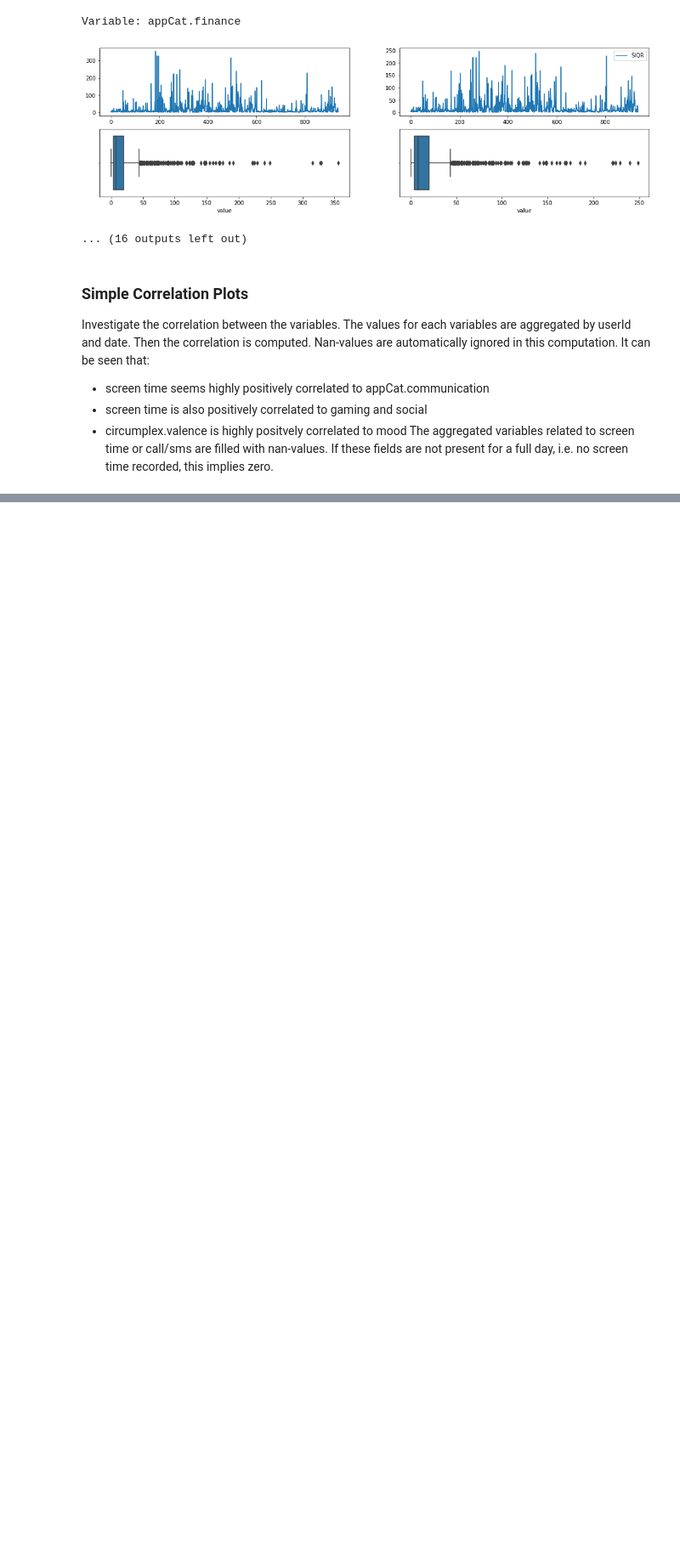
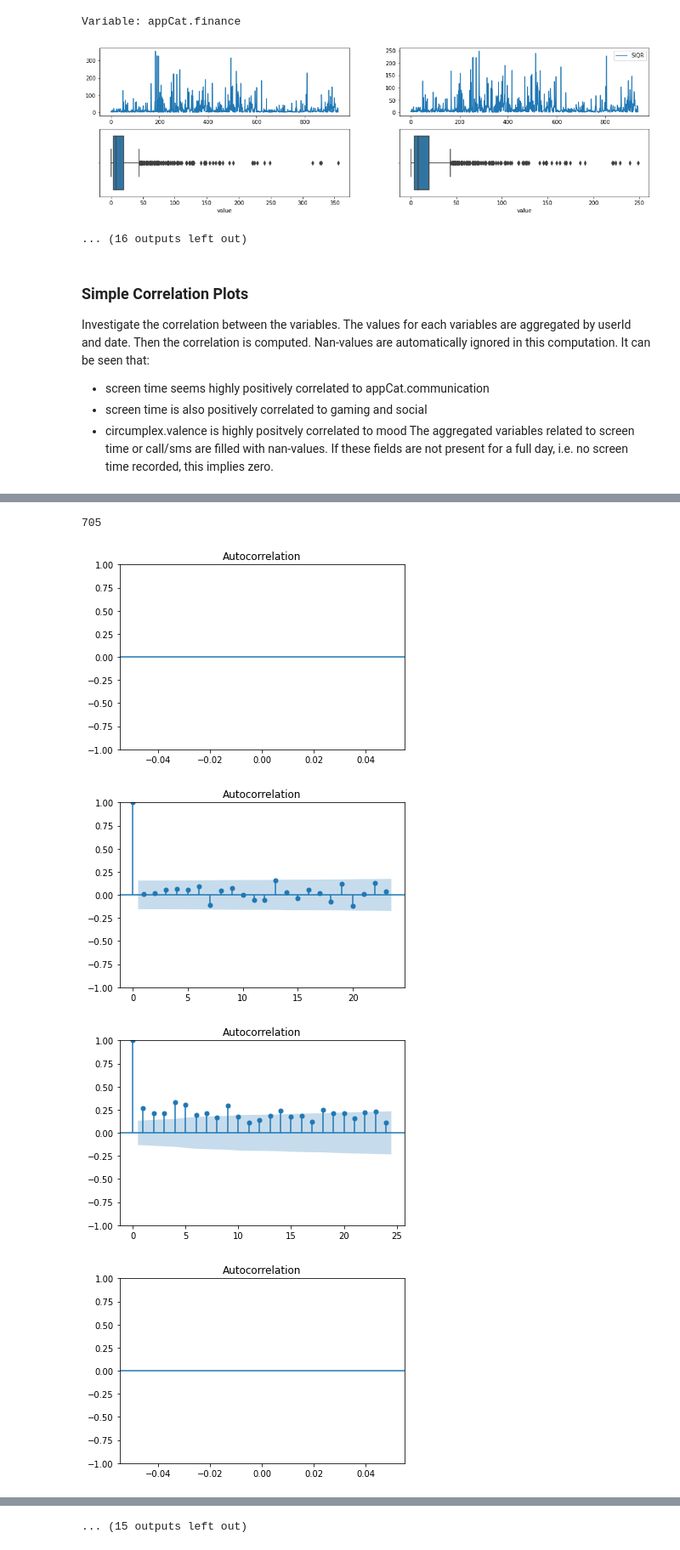
Before and after one commit to siemfenne/dataminingtechniques, a Jupyter notebook: assignment1/data_investigation.ipynb, the cells around one changed output, grey strips where cells are left out. Shown at 85% size. Saved outputs shown, nothing was run; the diff lists cells and outputs as text; code cells hidden in the pictures; blank space fills up the shorter version.

```diff
--- a/assignment1/data_investigation.ipynb
+++ b/assignment1/data_investigation.ipynb
@@ -158,0 +253,16 @@ type of aggregation: mean
+# %%
+df_pivot["nansum", "circumplex.arousal"].isna().sum()
+# %% [output]
+705
+# %%
+ids = df.id.unique()
+
+for id in ids:
+    values = df[(df.variable == "circumplex.arousal") & (df.id == id)]
+    plot_acf(values.value.values)
+    plt.show()
+# %% [output]
+[figure, added]
+[figure, added]
+[figure, added]
+[figure, added]
@@ -158,0 +277 @@ type of aggregation: mean
+... (15 outputs left out)
```
Also changed, not shown: parts of 14 cells of this notebook, 6 other files.
